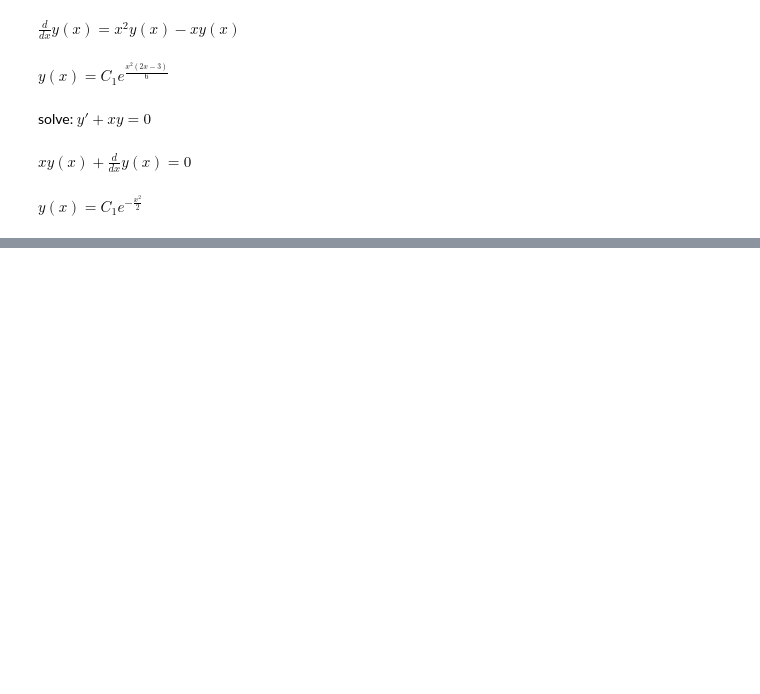
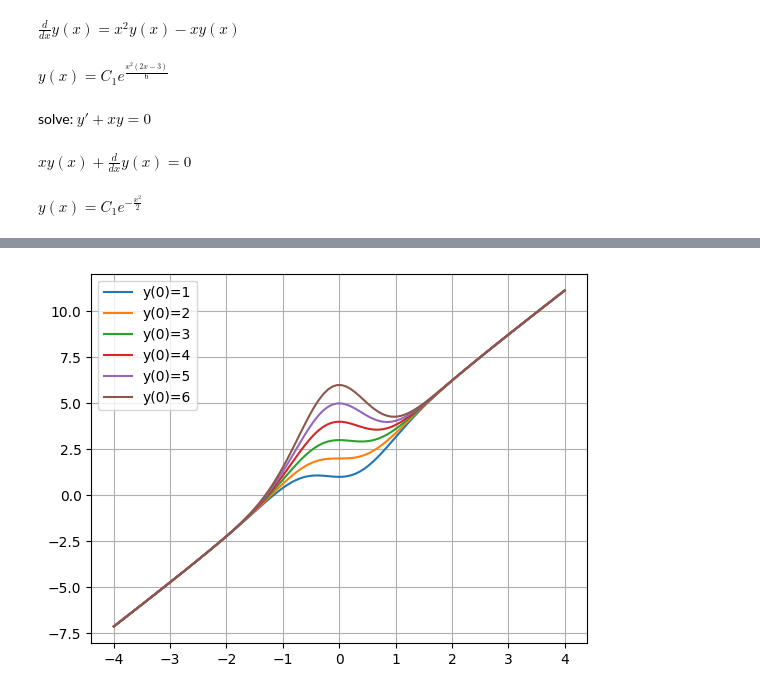
Before and after one commit to ODARI-CHARLES1/mathCompendium, a Jupyter notebook: ODE/FirstOrder/FirstOrder.ipynb, the cells around one changed output, grey strips where cells are left out. Saved outputs shown, nothing was run; the diff lists cells and outputs as text; code cells hidden in the pictures; blank space fills up the shorter version.

```diff
--- a/ODE/FirstOrder/FirstOrder.ipynb
+++ b/ODE/FirstOrder/FirstOrder.ipynb
@@ -36,0 +86,28 @@ $\displaystyle y{\left(x \right)} = C_{1} e^{- \frac{x^{2}}{2}}$
+# %%
+def get_y(eq):
+    x_values = np.linspace(-4, 4, 100)
+    initials = [1, 2, 3, 4, 5, 6]
+
+    y_sets = []
+
+    for initial in initials:
+        sol = sp.dsolve(eq, ics={y(0): initial})
+        y_exp = sol.rhs
+
+        f = sp.lambdify(x, y_exp, modules=["numpy", {"erfi": erfi}])
+        y_sets.append(f(x_values))
+
+    return x_values, y_sets
+# %%
+x_values,y_values=get_y(eq)
+# %%
+import matplotlib.pyplot as plt
+
+for i, y in enumerate(y_values):
+    plt.plot(x_values, y, label=f"y(0)={i+1}")
+
+plt.legend()
+plt.grid()
+plt.show()
+# %% [output]
+[figure, added]
```
Also changed, not shown: parts of 13 cells of this notebook.
